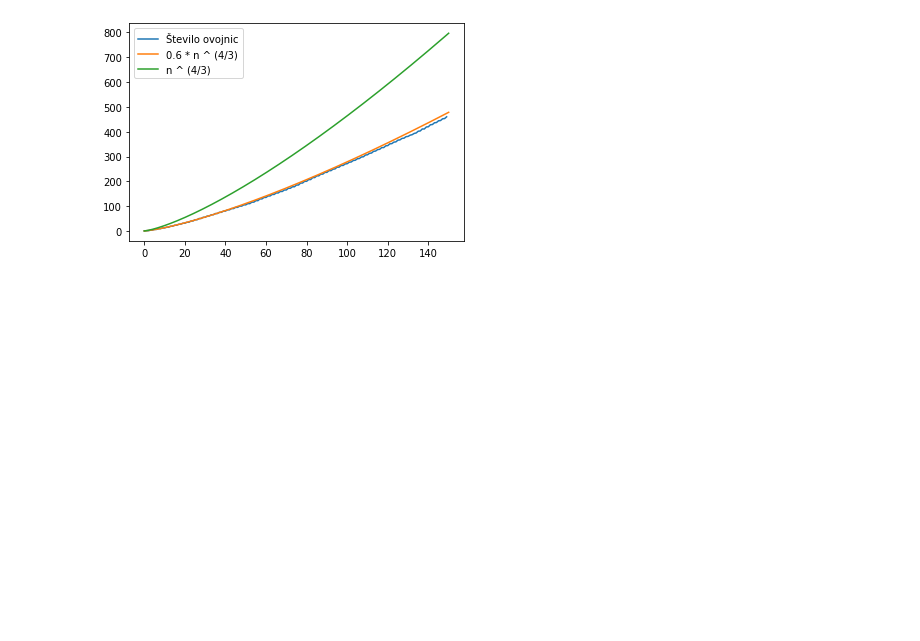
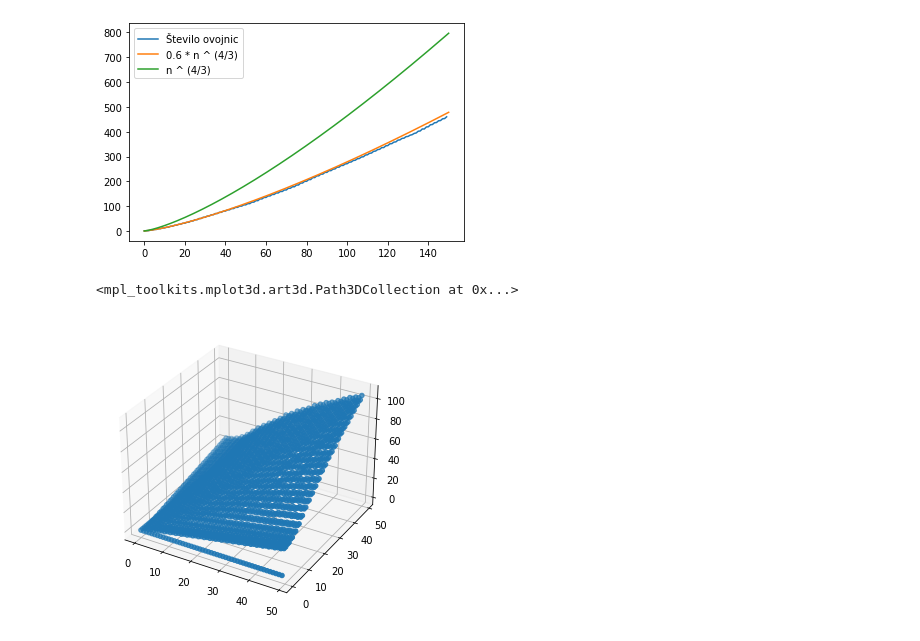
Before and after one commit to mitja-mandic/grid-peeling, a Jupyter notebook: vizualizacija.ipynb, the cells around one changed output. Saved outputs shown, nothing was run; the diff lists cells and outputs as text; code cells hidden in the pictures; blank space fills up the shorter version.

```diff
--- a/vizualizacija.ipynb
+++ b/vizualizacija.ipynb
@@ -51,3 +50,24 @@ plt.legend()
 #plt.savefig("st_ovojnic.jpg",bbox_inches='tight', dpi=600)
 # %% [output]
 [figure]
+# %%
+sez_x = []
+sez_y = []
+sez_z = []
+
+
+for i in range(50):
+    for j in range(50):
+        st = grid_peel_graham_enakomerna(i,j)
+
+        sez_x.append(i)
+        sez_y.append(j)
+        sez_z.append(len(st[1]))
+# %%
+fig = plt.figure()
+ax = Axes3D(fig)
+
+ax.scatter(sez_x,sez_y,sez_z)
+# %% [output]
+<mpl_toolkits.mplot3d.art3d.Path3DCollection at 0x...>
+[figure, added]
```
Also changed, not shown: parts of 9 cells of this notebook, 7 other files.
